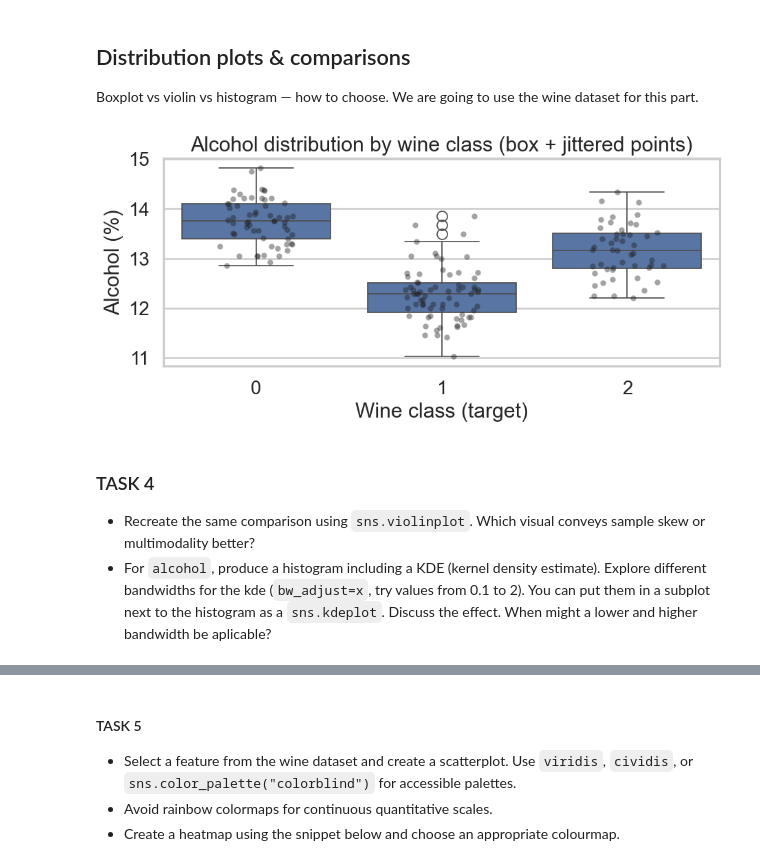
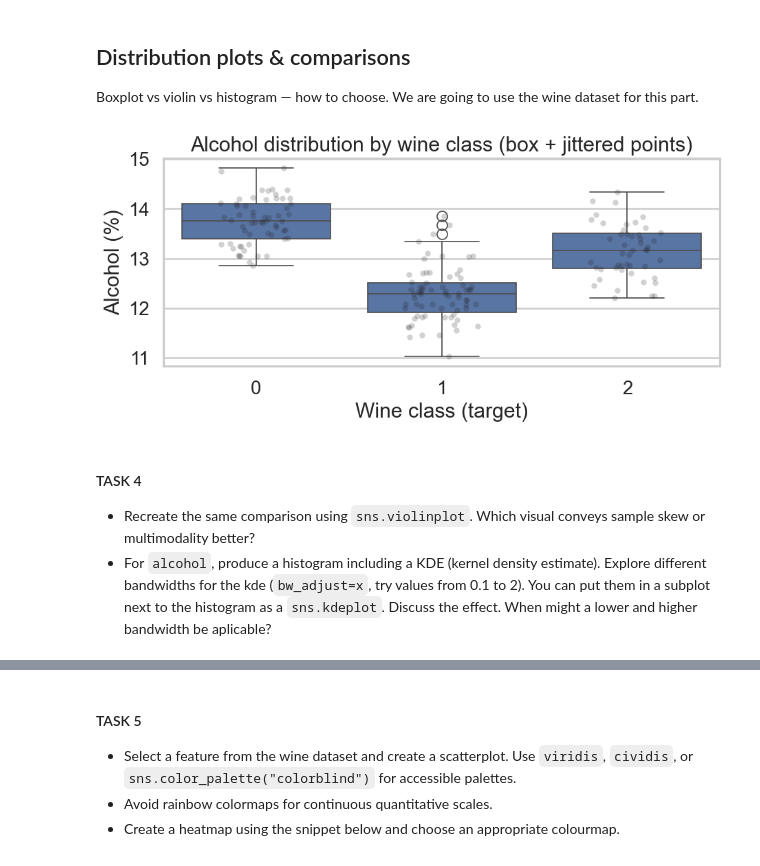
Before and after one commit to schoergj/DSA103, a Jupyter notebook: LifeScienceData/lecture18/visualisation.ipynb, the cells around one changed output, grey strips where cells are left out. Cells and saved outputs as stored; diff of their text form; code cells hidden in the pictures.

```diff
--- a/LifeScienceData/lecture18/visualisation.ipynb
+++ b/LifeScienceData/lecture18/visualisation.ipynb
@@ -111,21 +134,21 @@ Boxplot vs violin vs histogram — how to choose. We are going to use the wine d
 # %%
 # Distribution comparisons using wine dataset
 wine = datasets.load_wine(as_frame=True)
 wine_df = wine.frame
 wine_df['target'] = wine_df['target'].astype('category')  # convert to categorical
 
 # Quick example: compare 'alcohol' distribution by class
 plt.figure(figsize=(8,4))
 sns.boxplot(data=wine_df, x='target', y='alcohol')
-sns.stripplot(data=wine_df, x='target', y='alcohol', color='k', alpha=0.4, jitter=0.2)
+sns.stripplot(data=wine_df, x='target', y='alcohol', color='k', alpha=0.2, jitter=0.2)
 plt.xlabel('Wine class (target)')
 plt.ylabel('Alcohol (%)')
 plt.title('Alcohol distribution by wine class (box + jittered points)')
 plt.tight_layout()
 plt.show()
 # %% [output]
-[figure, old version]
+[figure, new version]
 # %% [markdown]
-### TASK 4
+#### TASK 4
 - Recreate the same comparison using `sns.violinplot`. Which visual conveys sample skew or multimodality better?
 - For `alcohol`, produce a histogram including a KDE (kernel density estimate). Explore different bandwidths for the kde (`bw_adjust=x`, try values from 0.1 to 2). You can put them in a subplot next to the histogram as a `sns.kdeplot`. Discuss the effect. When might a lower and higher bandwidth be aplicable?
```
Also changed, not shown: parts of 10 cells of this notebook, 1 other file.
